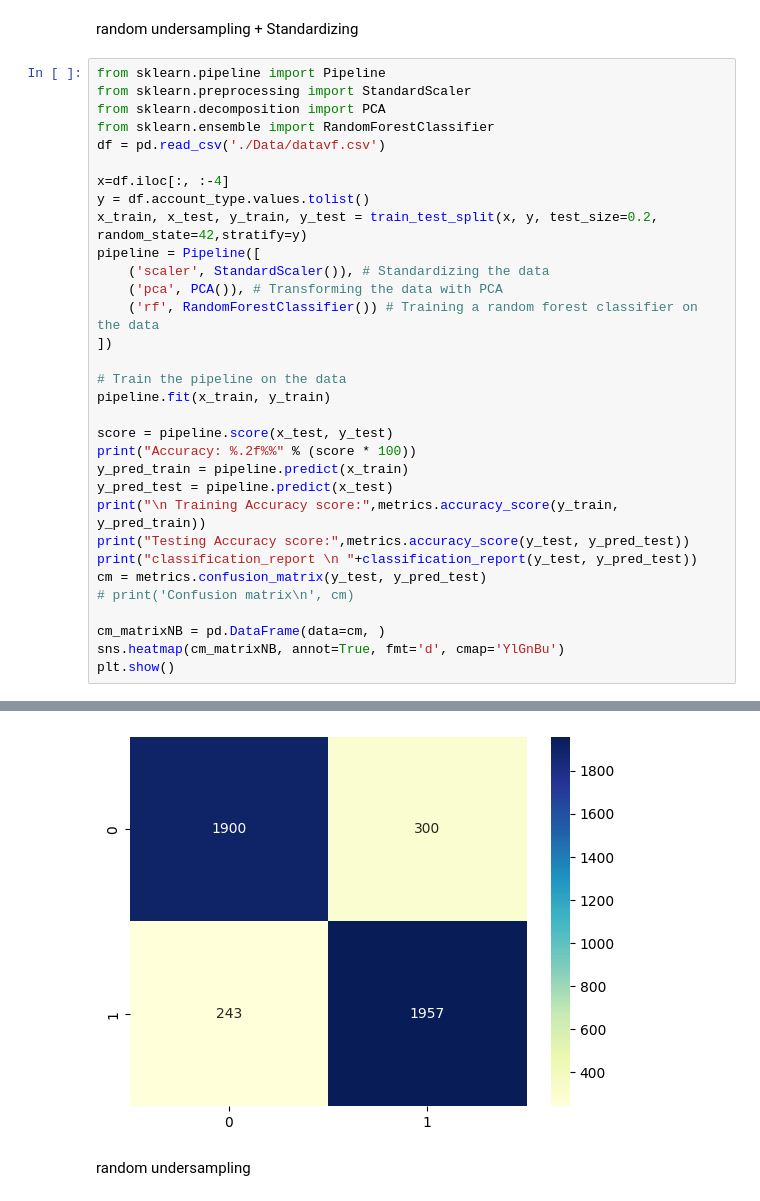
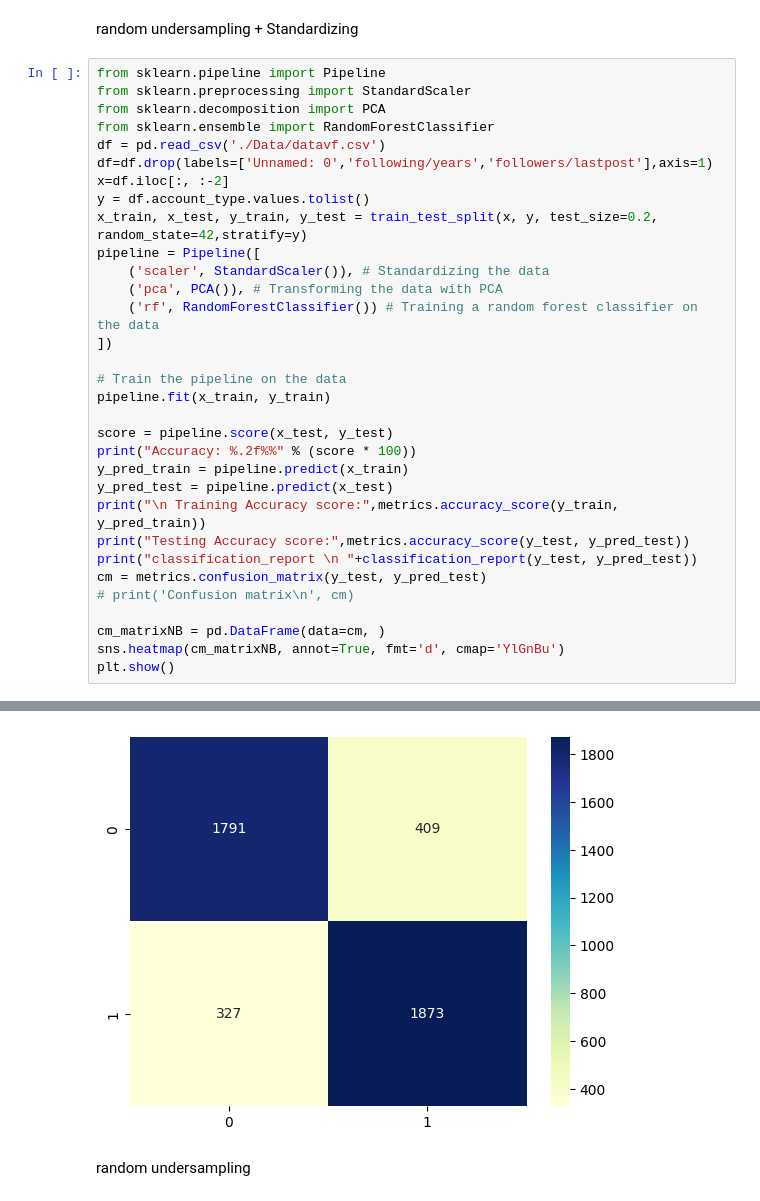
Before and after one commit to PFE2024/satt_ai, a Jupyter notebook: twitter/RandomForestClassifier.ipynb, the cells around one changed output, grey strips where cells are left out. Cells and saved outputs as stored; diff of their text form.

```diff
--- a/twitter/RandomForestClassifier.ipynb
+++ b/twitter/RandomForestClassifier.ipynb
@@ -210,8 +95,8 @@ from sklearn.preprocessing import StandardScaler
 from sklearn.decomposition import PCA
 from sklearn.ensemble import RandomForestClassifier
 df = pd.read_csv('./Data/datavf.csv')
-
-x=df.iloc[:, :-4]
+df=df.drop(labels=['Unnamed: 0','following/years','followers/lastpost'],axis=1)
+x=df.iloc[:, :-2]
 y = df.account_type.values.tolist()
 x_train, x_test, y_train, y_test = train_test_split(x, y, test_size=0.2, random_state=42,stratify=y)
 pipeline = Pipeline([
@@ -253,4 +138,4 @@ weighted avg       0.88      0.88      0.88      4400
-[figure, old version]
+[figure, new version]
 # %% [markdown]
 random undersampling
 # %%
```
Also changed, not shown: parts of 30 cells of this notebook, 6 other files.
